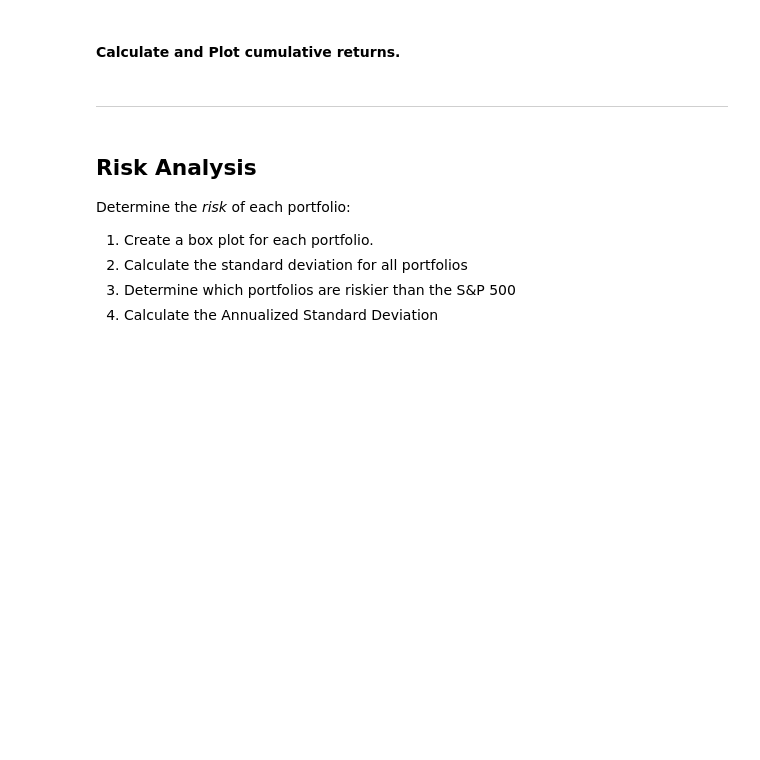
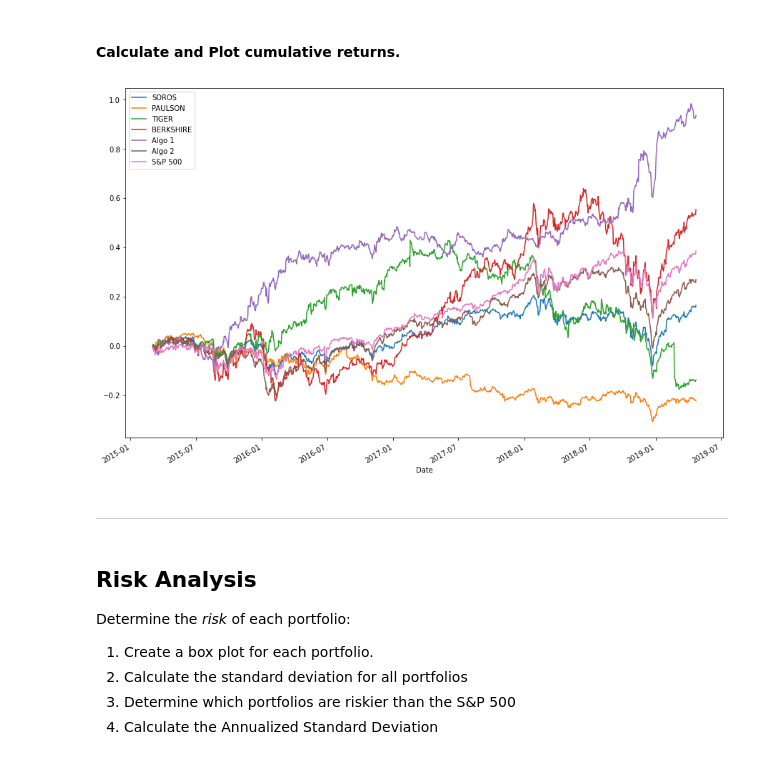
Before and after one commit to nbaronti/Pandas_Homework, a Jupyter notebook: Pandas_Homework.ipynb, the cells around one changed output. Saved outputs shown, nothing was run; the diff lists cells and outputs as text; code cells hidden in the pictures; blank space fills up the shorter version.

```diff
--- a/Pandas_Homework.ipynb
+++ b/Pandas_Homework.ipynb
@@ -242,3 +243,27 @@ In this section, you will calculate and visualize performance and risk metrics f
+# %%
+soros_cumulative_return = pd.DataFrame((1 + combined_daily_return_df["SOROS"]).cumprod() - 1)
+paulson_cumulative_return = pd.DataFrame((1 + combined_daily_return_df["PAULSON"]).cumprod() - 1)
+tiger_cumulative_return = pd.DataFrame((1 + combined_daily_return_df["TIGER"]).cumprod() - 1)
+bershire_cumulative_return = pd.DataFrame((1 + combined_daily_return_df["BERKSHIRE"]).cumprod() - 1)
+algo1_cumulative_return = pd.DataFrame((1 + combined_daily_return_df["Algo 1"]).cumprod() - 1)
+algo2_cumulative_return = pd.DataFrame((1 + combined_daily_return_df["Algo 2"]).cumprod() - 1)
+sp500_cumulative_return = pd.DataFrame((1 + combined_daily_return_df["S&P 500"]).cumprod() - 1)
+
+combined_cumulative_return = pd.concat([
+    soros_cumulative_return,
+    paulson_cumulative_return,
+    tiger_cumulative_return,
+    bershire_cumulative_return,
+    algo1_cumulative_return,
+    algo2_cumulative_return,
+    sp500_cumulative_return],
+    axis="columns",
+    join="inner",
+    sort=True)
+
+combined_cumulative_return.plot(figsize=[15,10]);
+# %% [output]
+[figure, added]
 # %% [markdown]
 ---
 # %% [markdown]
```
Also changed, not shown: parts of 12 cells of this notebook, 1 other file.
